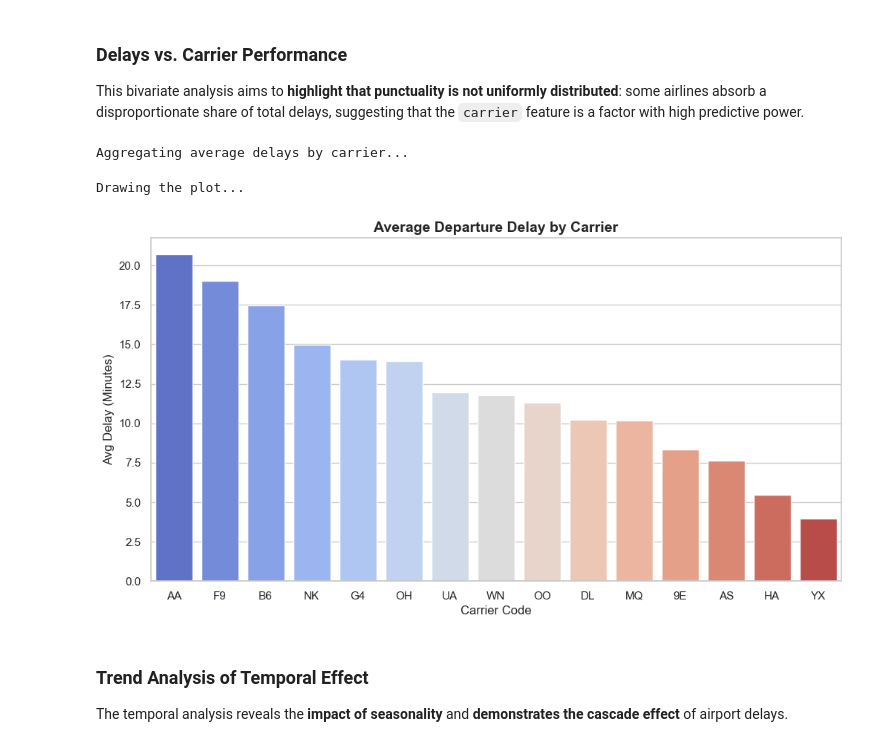
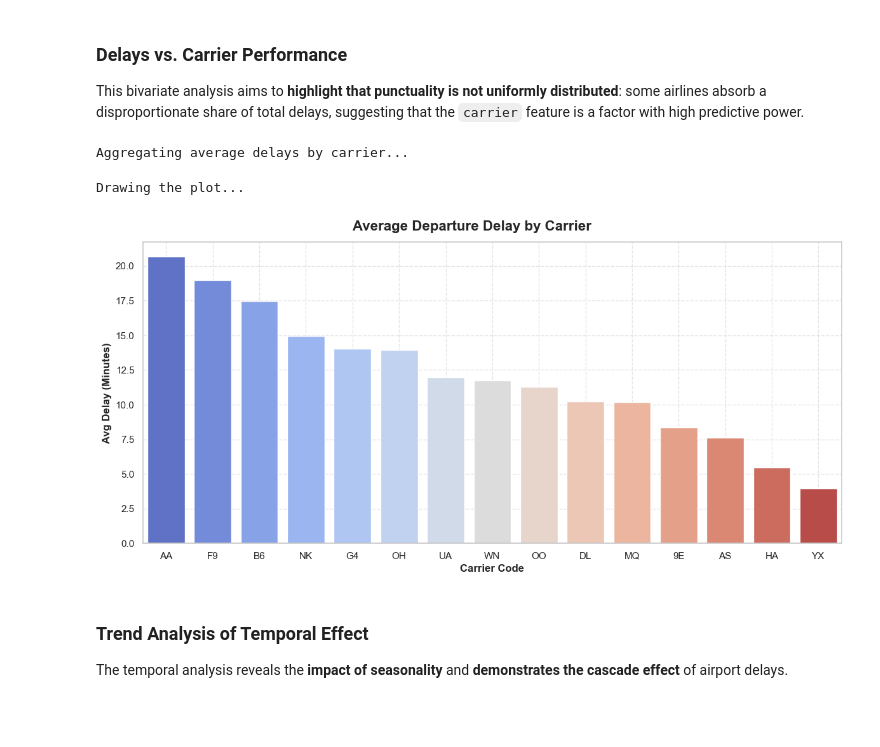
Before and after one commit to ireproces/mybd, a Jupyter notebook: Flight-Delay_Project/report/EDA_fligh_data_2024.ipynb, the cells around one changed output. Drawn from its saved outputs; the diff is of its cells as text; code cells hidden in the pictures; blank space fills up the shorter version.

```diff
--- a/Flight-Delay_Project/report/EDA_fligh_data_2024.ipynb
+++ b/Flight-Delay_Project/report/EDA_fligh_data_2024.ipynb
@@ -552,20 +618,31 @@ carrier_delays = df_full.filter(F.col("dep_delay").isNotNull()) \
     .orderBy("avg_dep_delay", ascending=False)
 
 carrier_pd = pd.DataFrame([row.asDict() for row in carrier_delays.collect()])
-
-print("Drawing the plot...")
-# Barplot of average departure delay by carrier
-plt.figure(figsize=(12, 6))
-sns.barplot(data=carrier_pd, x='op_unique_carrier', y='avg_dep_delay', palette='coolwarm', hue='op_unique_carrier', legend=False)
-plt.title("Average Departure Delay by Carrier", fontsize=14, fontweight='bold')
-plt.xlabel("Carrier Code", fontsize=12)
-plt.ylabel("Avg Delay (Minutes)", fontsize=12)
-plt.axhline(0, color='black', linewidth=1)
-plt.show()
 # %% [output]
 Aggregating average delays by carrier...
-Drawing the plot...
-[figure, removed]
+# %%
+print("Drawing the plot...")
+plt.figure(figsize=(12, 6))
+
+# Barplot of average departure delay by carrier
+ax = sns.barplot(data=carrier_pd, x='op_unique_carrier', y='avg_dep_delay',
+                 palette='coolwarm', hue='op_unique_carrier', legend=False)
+
+plt.figtext(0.5, 0.93, 'Average Departure Delay by Carrier', ha='center', fontweight='bold', fontsize=16)
+
+plt.xlabel("Carrier Code", fontsize=12, fontweight='bold')
+plt.ylabel("Avg Delay (Minutes)", fontsize=12, fontweight='bold')
+
+plt.axhline(0, color='black', linewidth=1)
+
+plt.grid(True, linestyle='--', alpha=0.5)
+ax.set_axisbelow(True)
+
+plt.tight_layout(rect=[0, 0, 1, 0.93])
+plt.show()
+# %% [output]
+Drawing the plot...
+[figure, added]
 # %% [markdown]
 ### Trend Analysis of Temporal Effect
 The temporal analysis reveals the **impact of seasonality** and **demonstrates the cascade effect** of airport delays.
```
Also changed, not shown: parts of 14 cells of this notebook.
